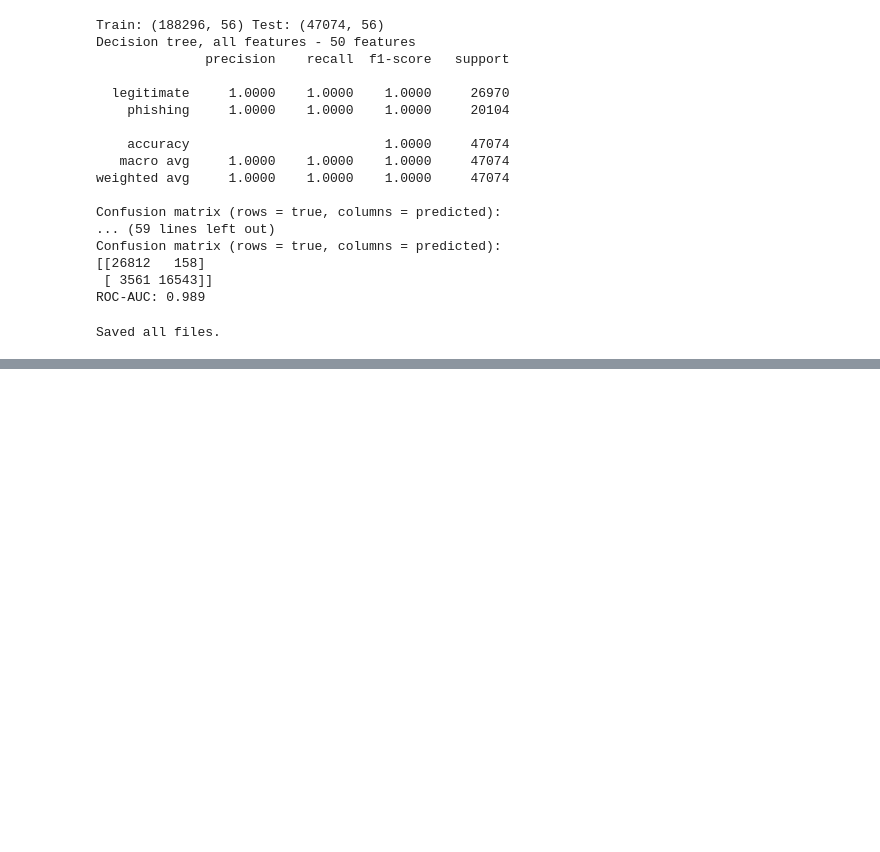
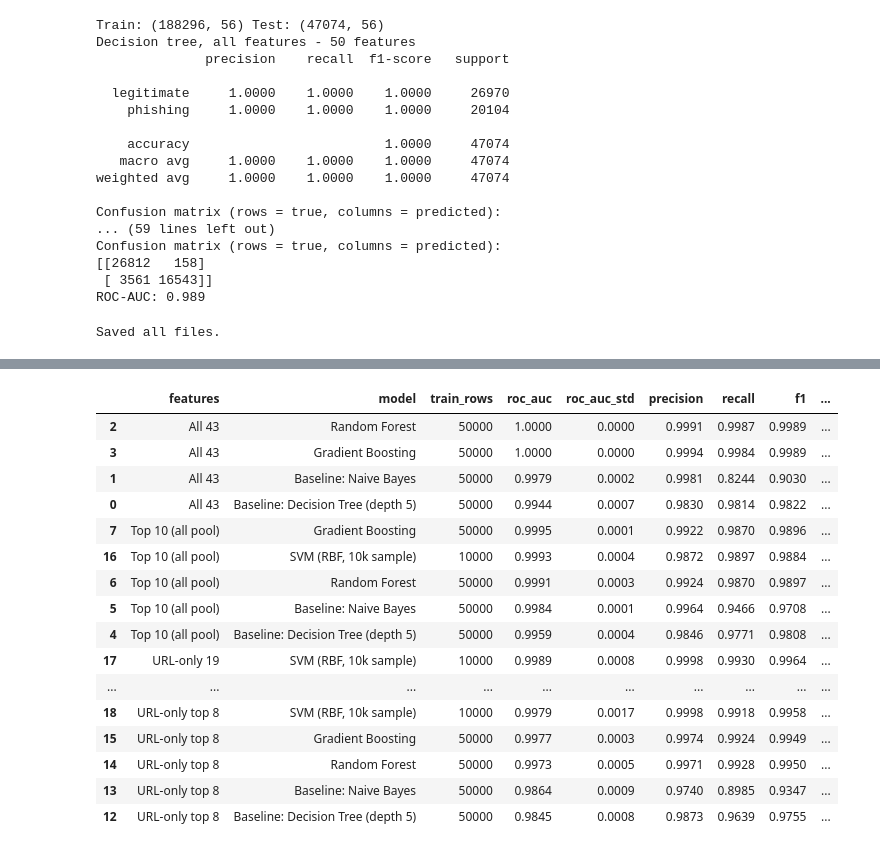
Before and after one commit to ayeshaalamexe/ds311-phishguard, a Jupyter notebook: notebooks/03_mining_lead.ipynb, the cells around one changed output, grey strips where cells are left out. Drawn from its saved outputs; the diff is of its cells as text; code cells hidden in the pictures; blank space fills up the shorter version.

```diff
--- a/notebooks/03_mining_lead.ipynb
+++ b/notebooks/03_mining_lead.ipynb
@@ -353,0 +500,59 @@ Saved all files.
+# %%
+# TASK: Mining Lead - Step 4: compare models with stratified 5-fold CV
+from sklearn.metrics import make_scorer, recall_score
+
+scoring = {
+    "roc_auc": "roc_auc",
+    "precision": "precision",
+    "recall": "recall",                       # phishing recall
+    "f1": "f1",
+    "legit_recall": make_scorer(recall_score, pos_label=0),  # legitimate sites correctly passed
+}
+
+models = {
+    "Baseline: Decision Tree (depth 5)": DecisionTreeClassifier(max_depth=5, random_state=SEED),
+    "Baseline: Naive Bayes": GaussianNB(),
+    "Random Forest": RandomForestClassifier(n_estimators=100, random_state=SEED, n_jobs=-1),
+    "Gradient Boosting": HistGradientBoostingClassifier(random_state=SEED),
+}
+feature_sets = {
+    "All 43": FEATS,
+    f"Top {K_BEST} (all pool)": TOP_FEATS,
+    "URL-only 19": group_a,
+    f"URL-only top {K_URL}": URL_TOP_FEATS,
+}
+
+def run_cv(model, cols, data):
+    # scaler is inside the pipeline, so it is fitted on training folds only
+    pipe = Pipeline([("scale", StandardScaler()), ("model", model)])
+    r = cross_validate(pipe, data[cols], data[TARGET], cv=cv5, scoring=scoring)
+    return {"roc_auc": r["test_roc_auc"].mean(), "roc_auc_std": r["test_roc_auc"].std(),
+            "precision": r["test_precision"].mean(), "recall": r["test_recall"].mean(),
+            "f1": r["test_f1"].mean(),
+            "missed_phish_per_1000": 1000 * (1 - r["test_recall"].mean()),
+            "false_alarms_per_1000": 1000 * (1 - r["test_legit_recall"].mean())}
+
+results = []
+for fname, cols in feature_sets.items():
+    for mname, model in models.items():
+        res = run_cv(model, cols, ev_data)
+        res.update({"features": fname, "model": mname, "train_rows": len(ev_data)})
+        results.append(res)
+        print("done:", fname, "|", mname)
+
+# SVM is slow, so it uses a smaller stratified sample (state this in the report)
+svm_data, _ = train_test_split(ev_data, train_size=10000,
+                               stratify=ev_data[TARGET], random_state=SEED)
+for fname in [f"Top {K_BEST} (all pool)", "URL-only 19", f"URL-only top {K_URL}"]:
+    res = run_cv(SVC(kernel="rbf", C=1.0), feature_sets[fname], svm_data)
+    res.update({"features": fname, "model": "SVM (RBF, 10k sample)", "train_rows": len(svm_data)})
+    results.append(res)
+    print("done:", fname, "| SVM")
+
+comparison = pd.DataFrame(results)[["features", "model", "train_rows", "roc_auc", "roc_auc_std",
+                                    "precision", "recall", "f1",
+                                    "missed_phish_per_1000", "false_alarms_per_1000"]]
+comparison = comparison.sort_values(["features", "roc_auc"], ascending=[True, False])
+comparison.to_csv("results/model_comparison.csv", index=False)
+comparison.round(4)
+# %% [output]
@@ -353,0 +578,17 @@ Saved all files.
+|  | features | model | train_rows | roc_auc | roc_auc_std | precision | recall | f1 | ... |
+| 2 | All 43 | Random Forest | 50000 | 1.0000 | 0.0000 | 0.9991 | 0.9987 | 0.9989 | ... |
+| 3 | All 43 | Gradient Boosting | 50000 | 1.0000 | 0.0000 | 0.9994 | 0.9984 | 0.9989 | ... |
+| 1 | All 43 | Baseline: Naive Bayes | 50000 | 0.9979 | 0.0002 | 0.9981 | 0.8244 | 0.9030 | ... |
+| 0 | All 43 | Baseline: Decision Tree (depth 5) | 50000 | 0.9944 | 0.0007 | 0.9830 | 0.9814 | 0.9822 | ... |
+| 7 | Top 10 (all pool) | Gradient Boosting | 50000 | 0.9995 | 0.0001 | 0.9922 | 0.9870 | 0.9896 | ... |
+| 16 | Top 10 (all pool) | SVM (RBF, 10k sample) | 10000 | 0.9993 | 0.0004 | 0.9872 | 0.9897 | 0.9884 | ... |
+| 6 | Top 10 (all pool) | Random Forest | 50000 | 0.9991 | 0.0003 | 0.9924 | 0.9870 | 0.9897 | ... |
+| 5 | Top 10 (all pool) | Baseline: Naive Bayes | 50000 | 0.9984 | 0.0001 | 0.9964 | 0.9466 | 0.9708 | ... |
+| 4 | Top 10 (all pool) | Baseline: Decision Tree (depth 5) | 50000 | 0.9959 | 0.0004 | 0.9846 | 0.9771 | 0.9808 | ... |
+| 17 | URL-only 19 | SVM (RBF, 10k sample) | 10000 | 0.9989 | 0.0008 | 0.9998 | 0.9930 | 0.9964 | ... |
+| ... | ... | ... | ... | ... | ... | ... | ... | ... | ... |
+| 18 | URL-only top 8 | SVM (RBF, 10k sample) | 10000 | 0.9979 | 0.0017 | 0.9998 | 0.9918 | 0.9958 | ... |
+| 15 | URL-only top 8 | Gradient Boosting | 50000 | 0.9977 | 0.0003 | 0.9974 | 0.9924 | 0.9949 | ... |
+| 14 | URL-only top 8 | Random Forest | 50000 | 0.9973 | 0.0005 | 0.9971 | 0.9928 | 0.9950 | ... |
+| 13 | URL-only top 8 | Baseline: Naive Bayes | 50000 | 0.9864 | 0.0009 | 0.9740 | 0.8985 | 0.9347 | ... |
+| 12 | URL-only top 8 | Baseline: Decision Tree (depth 5) | 50000 | 0.9845 | 0.0008 | 0.9873 | 0.9639 | 0.9755 | ... |
```
Also changed, not shown: parts of 8 cells of this notebook.
